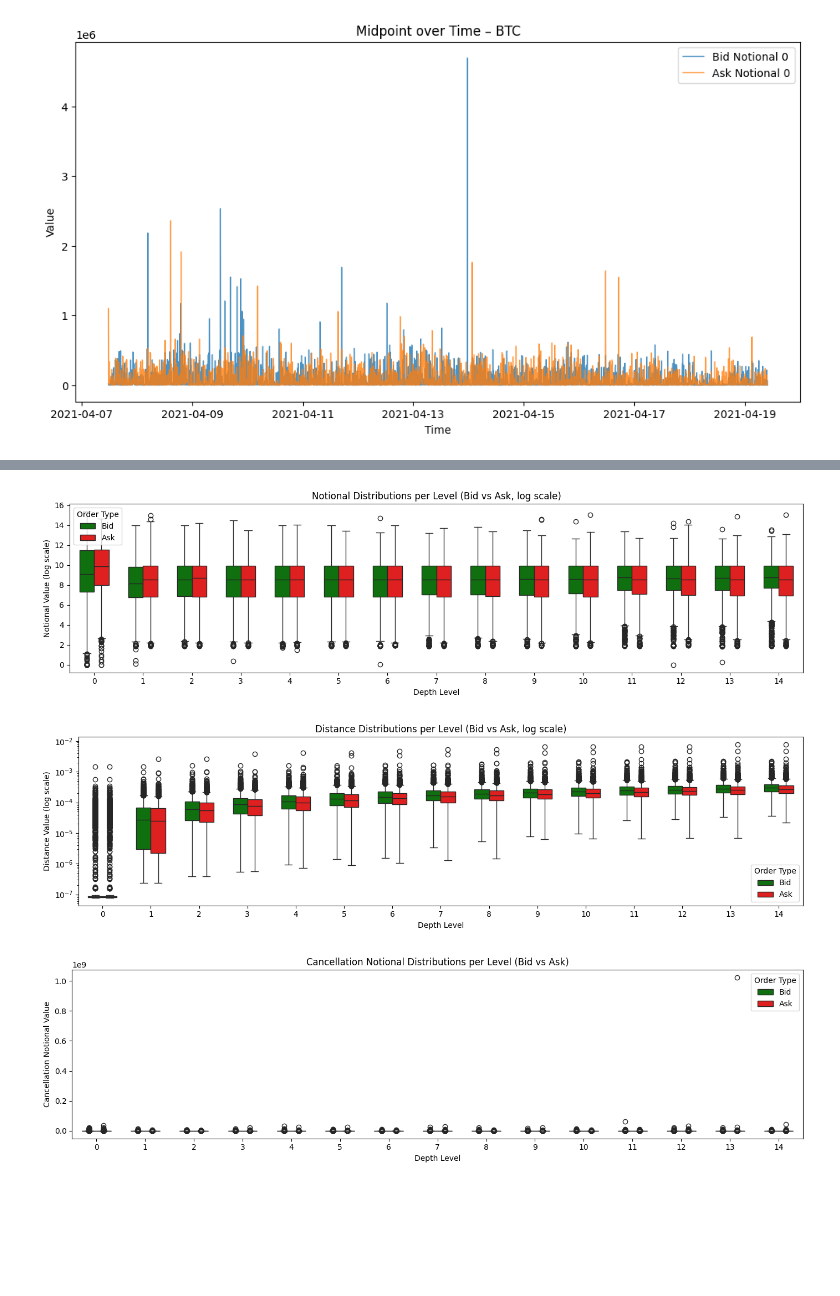
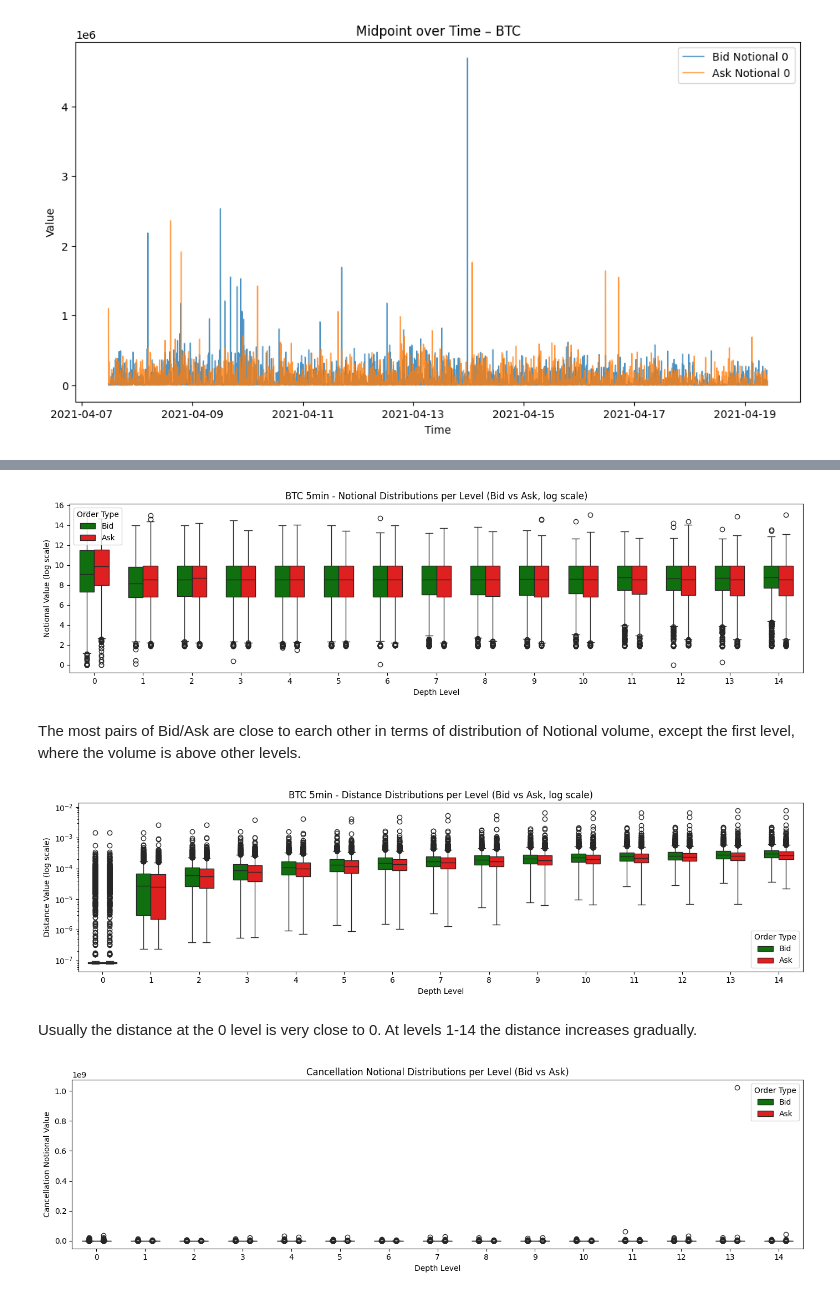
Before and after one commit to vitalii-novikov/Graph_Neural_Network_for_Market_Microstructure, a Jupyter notebook: EDA_BTC_5min.ipynb, the cells around one changed output, grey strips where cells are left out. Cells and saved outputs as stored; diff of their text form; code cells hidden in the pictures; blank space fills up the shorter version.

```diff
--- a/EDA_BTC_5min.ipynb
+++ b/EDA_BTC_5min.ipynb
@@ -274,3 +281,0 @@ transposed_df[transposed_df.index.str.endswith('_0')]
-# %%
-btc = df.set_index('timestamp')
-btc.head(3)
@@ -483,9 +399,9 @@ data = []
 
 for i in levels:
     data.append(pd.DataFrame({
-        'Level': [i] * len(btc) * 2,
-        'Type': ['Bid'] * len(btc) + ['Ask'] * len(btc),
-        'Value': pd.concat([btc[f'bids_notional_{i}'], btc[f'asks_notional_{i}']], ignore_index=True)
+        'Level': [i] * len(df) * 2,
+        'Type': ['Bid'] * len(df) + ['Ask'] * len(df),
+        'Value': pd.concat([df[f'bids_notional_{i}'], df[f'asks_notional_{i}']], ignore_index=True)
     }))
 
 df_box_all = pd.concat(data, ignore_index=True)
@@ -500,7 +416,7 @@ sns.boxplot(
     width=0.6
 )
 #plt.yscale('log')
-plt.title('Notional Distributions per Level (BTC)')
+plt.title('Notional Distributions per Level ({} {})'.format(asset, freq))
 plt.xlabel('Depth Level')
 plt.ylabel('Notional Value (log scale)')
 plt.legend(title='Order Type')
@@ -511,30 +426,0 @@ plt.show()
-# %%
-levels = range(15)
-data = []
-
-for i in levels:
-    data.append(pd.DataFrame({
-        'Level': [i] * len(btc) * 2,
-        'Type': ['Bid'] * len(btc) + ['Ask'] * len(btc),
-        'Value': pd.concat([btc[f'bids_notional_{i}'], btc[f'asks_notional_{i}']], ignore_index=True)
-    }))
-
-df_box_all = pd.concat(data, ignore_index=True)
-
-plt.figure(figsize=(14, 4))
-sns.boxplot(
-    data=df_box_all,
-    x='Level',
-    y='Value',
-    hue='Type',
-    palette={'Bid': 'green', 'Ask': 'red'},
-    width=0.6
-)
-
-plt.yscale('log')  # Option 2: scale axis
-plt.title('Notional Distributions per Level (Bid vs Ask, log scale)')
-plt.xlabel('Depth Level')
-plt.ylabel('Notional Value (log scale)')
-plt.legend(title='Order Type')
-plt.tight_layout()
-plt.show()
@@ -543,33 +427,35 @@ plt.show()
 # %%
 df_box_all['Value'] = np.log1p(df_box_all['Value'])
 
 plt.figure(figsize=(14, 4))
 sns.boxplot(
     data=df_box_all,
     x='Level',
     y='Value',
     hue='Type',
     palette={'Bid': 'green', 'Ask': 'red'},
     width=0.6
 )
 
-plt.title('Notional Distributions per Level (Bid vs Ask, log scale)')
+plt.title(f'{asset} {freq} - Notional Distributions per Level (Bid vs Ask, log scale)')
 plt.xlabel('Depth Level')
 plt.ylabel('Notional Value (log scale)')
 plt.legend(title='Order Type')
 plt.tight_layout()
 plt.show()
 # %% [output]
-[figure, old version]
+[figure, new version]
+# %% [markdown]
+The most pairs of Bid/Ask are close to earch other in terms of distribution of Notional volume, except the first level, where the volume is above other levels.
 # %%
 levels = range(15)
 data = []
 
 for i in levels:
     data.append(pd.DataFrame({
-        'Level': [i] * len(btc) * 2,
-        'Type': ['Bid'] * len(btc) + ['Ask'] * len(btc),
-        'Value': pd.concat([btc[f'bids_distance_{i}']*(-1), btc[f'asks_distance_{i}']], ignore_index=True)
+        'Level': [i] * len(df) * 2,
+        'Type': ['Bid'] * len(df) + ['Ask'] * len(df),
+        'Value': pd.concat([df[f'bids_distance_{i}']*(-1), df[f'asks_distance_{i}']], ignore_index=True)
     }))
 
 df_box_all = pd.concat(data, ignore_index=True)
@@ -585,14 +471,16 @@ sns.boxplot(
 )
 
 plt.yscale('log')
-plt.title('Distance Distributions per Level (Bid vs Ask, log scale)')
+plt.title(f'{asset} {freq} - Distance Distributions per Level (Bid vs Ask, log scale)')
 plt.xlabel('Depth Level')
 plt.ylabel('Distance Value (log scale)')
 plt.legend(title='Order Type')
 plt.tight_layout()
 plt.show()
 # %% [output]
-[figure, old version]
+[figure, new version]
+# %% [markdown]
+Usually the distance at the 0 level is very close to 0. At levels 1-14 the distance increases gradually.
 # %%
 levels = range(15)
 data = []
```
Also changed, not shown: parts of 55 cells of this notebook, 1 other file.
